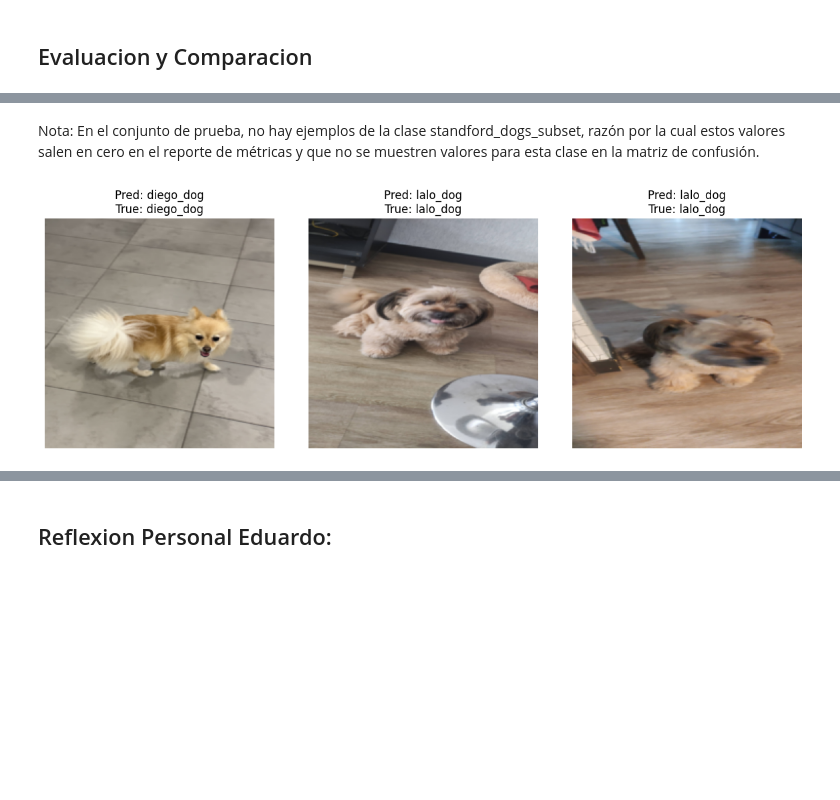
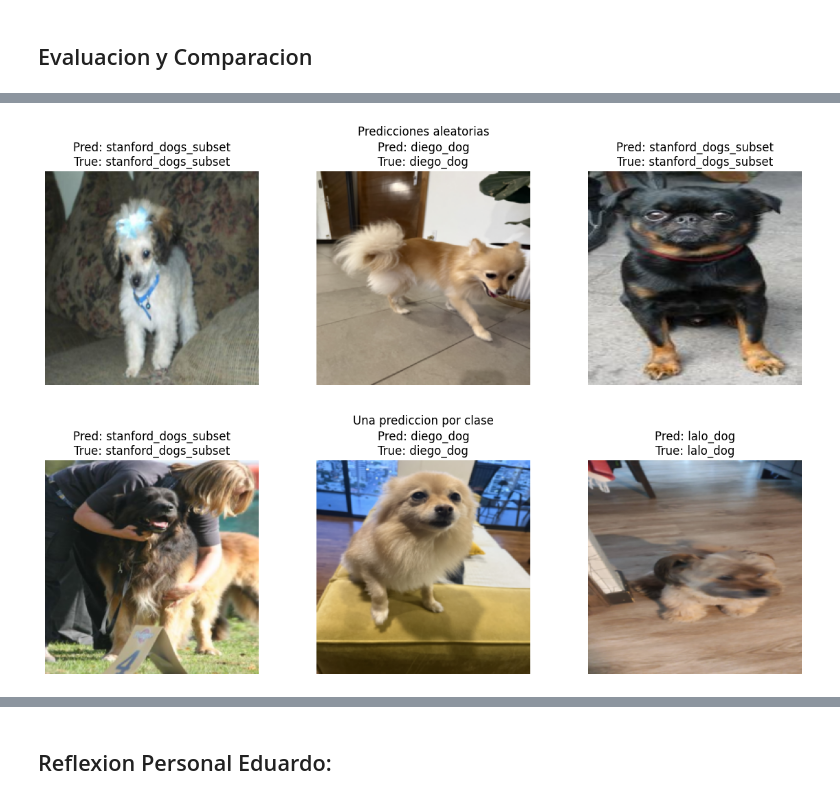
Before and after one commit to wushang549/Equipo, a Jupyter notebook: fineTuning.ipynb, the cells around one changed output, grey strips where cells are left out. Cells and saved outputs as stored; diff of their text form; code cells hidden in the pictures; blank space fills up the shorter version.

```diff
--- a/fineTuning.ipynb
+++ b/fineTuning.ipynb
@@ -45,7 +44,7 @@ if torch.cuda.is_available():
 # %%
 data_dir = Path("./images")
 
-class_names = ["diego_dog", "lalo_dog", "standford_dogs_subset"]
+class_names = ["diego_dog", "lalo_dog", "stanford_dogs_subset"]
 class_to_idx = {class_name: idx for idx, class_name in enumerate(class_names)}
 idx_to_class = {idx: class_name for class_name, idx in class_to_idx.items()}
 num_classes = len(class_names)
@@ -350,7 +499,7 @@ Nota: En los modelos se observa que el accuracy es constante en todas las época
 # %% [markdown]
 ## Evaluacion y Comparacion
 # %%
-# Comparación de los modelos en conjunto de validación y elección del mejor modelo
+# Comparacion de los modelos en conjunto de validacion y eleccion del mejor modelo
 
 def evaluate_model_validation(model, dataloader, criterion):
     model.eval()
@@ -401,7 +550,7 @@ for name, model in models_dict.items():
         "Inference Time (s)": inf_time
     })
 
-df_results = pd.DataFrame(results_table)
+df_results = pd.DataFrame(results_table).sort_values("Val Loss").reset_index(drop=True)
 
 df_results
 # %% [output]
@@ -415,2 +564,5 @@ Se eligió el modelo ResNet18 con Fine-Tuning ya que este presenta la pérdida d
 # %%
-best_model = model_resnet_ft
+best_model_name = df_results.loc[0, "Model"]
+best_model = models_dict[best_model_name]
+
+print(f"Mejor modelo segun validacion: {best_model_name}")
@@ -473,47 +628,73 @@ Classes in y_pred: [0 1]
-# %% [markdown]
-Nota: En el conjunto de prueba, no hay ejemplos de la clase standford_dogs_subset, razón por la cual estos valores salen en cero en el reporte de métricas y que no se muestren valores para esta clase en la matriz de confusión.
 # %%
-# Prueba del mejor modelo con imagenes aleatorias de prueba
+# Prueba del mejor modelo con imagenes aleatorias de prueba y una muestra por clase
 
-def show_random_predictions(model, dataset, class_names, num_samples=3):
+def show_predictions_from_indices(model, dataset, class_names, indices, title):
     model.eval()
+    num_samples = len(indices)
 
-    indices = random.sample(range(len(dataset)), num_samples)
+    plt.figure(figsize=(4 * num_samples, 4))
+    plt.suptitle(title)
 
-    plt.figure(figsize=(12, 4))
+    mean = torch.tensor([0.485, 0.456, 0.406]).view(3, 1, 1)
+    std = torch.tensor([0.229, 0.224, 0.225]).view(3, 1, 1)
 
     for i, idx in enumerate(indices):
         image, label = dataset[idx]
 
-        # guardar copia para mostrar
+        # desnormalizar para mostrar la imagen correctamente
         img_to_show = image.clone()
-
-        # desnormalizar
-        mean = torch.tensor([0.485, 0.456, 0.406]).view(3,1,1)
-        std = torch.tensor([0.229, 0.224, 0.225]).view(3,1,1)
         img_to_show = img_to_show * std + mean
         img_to_show = torch.clamp(img_to_show, 0, 1)
 
-        # predicción
+        # prediccion
         with torch.no_grad():
             input_tensor = image.unsqueeze(0).to(device)
             output = model(input_tensor)
             pred = output.argmax(dim=1).item()
 
-        plt.subplot(1, num_samples, i+1)
+        plt.subplot(1, num_samples, i + 1)
         plt.imshow(img_to_show.permute(1, 2, 0).cpu().numpy())
 
         true_label = class_names[label]
         pred_label = class_names[pred]
 
         plt.title(f"Pred: {pred_label}\nTrue: {true_label}")
         plt.axis("off")
 
     plt.tight_layout()
     plt.show()
 
+
+def show_random_predictions(model, dataset, class_names, num_samples=3):
+    indices = random.sample(range(len(dataset)), num_samples)
+    show_predictions_from_indices(model, dataset, class_names, indices, "Predicciones aleatorias")
+
+
+def show_one_prediction_per_class(model, dataset, class_names):
+    indices = []
+    labels_found = set()
+
+    for idx in range(len(dataset)):
+        _, label = dataset[idx]
+        if label not in labels_found:
+            indices.append(idx)
+            labels_found.add(label)
+
+        if len(labels_found) == len(class_names):
+            break
+
+    missing_classes = set(range(len(class_names))) - labels_found
+    if missing_classes:
+        missing_class_names = [class_names[label] for label in missing_classes]
+        print(f"No se encontraron ejemplos en test para: {missing_class_names}")
+
+    show_predictions_from_indices(model, dataset, class_names, indices, "Una prediccion por clase")
+
+
 show_random_predictions(best_model, test_data, class_names)
+show_one_prediction_per_class(best_model, test_data, class_names)
 # %% [output]
-[figure, old version]
+[figure, new version]
+[figure, added]
 # %% [markdown]
 ## Reflexion Personal Diego:
```
Also changed, not shown: parts of 16 cells of this notebook.
